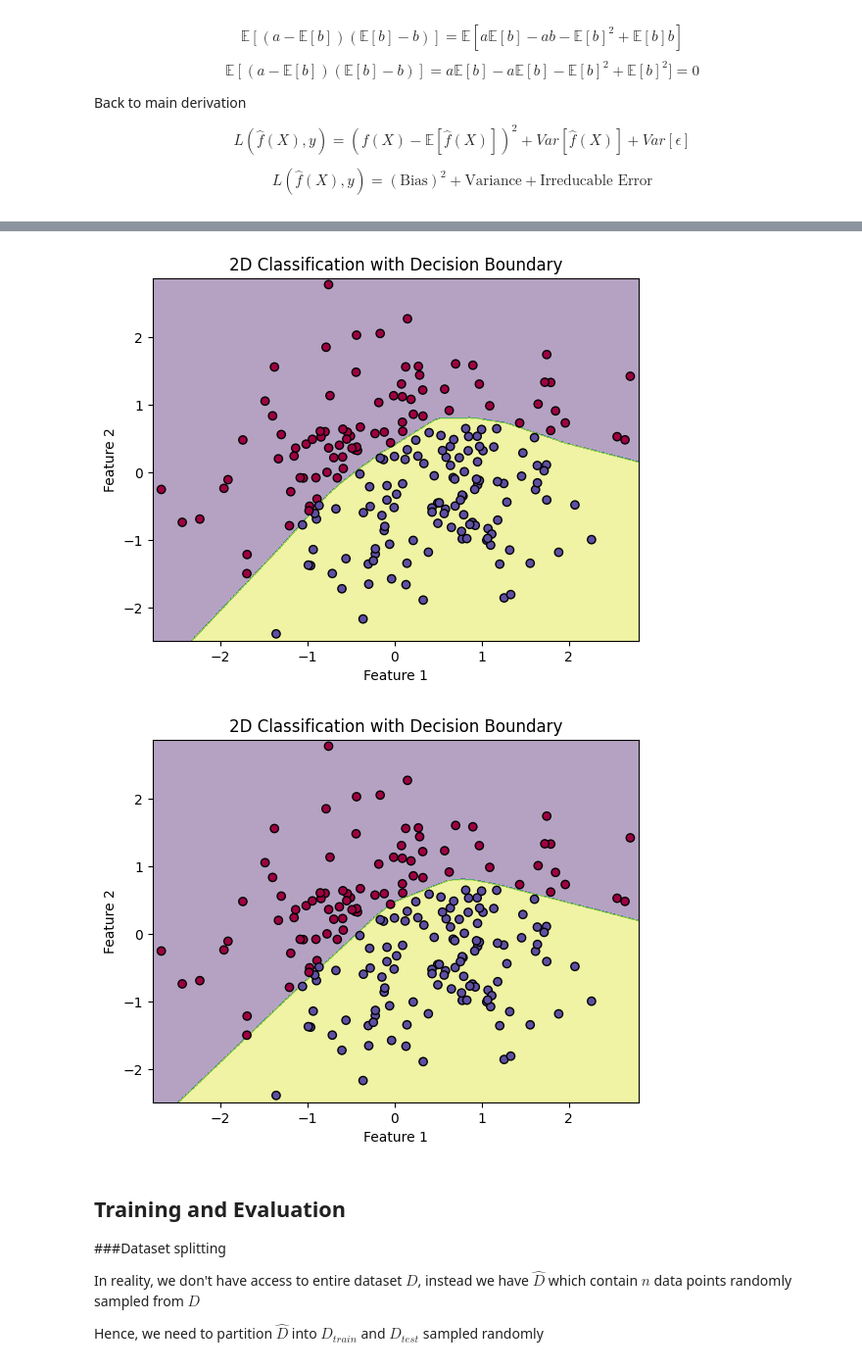
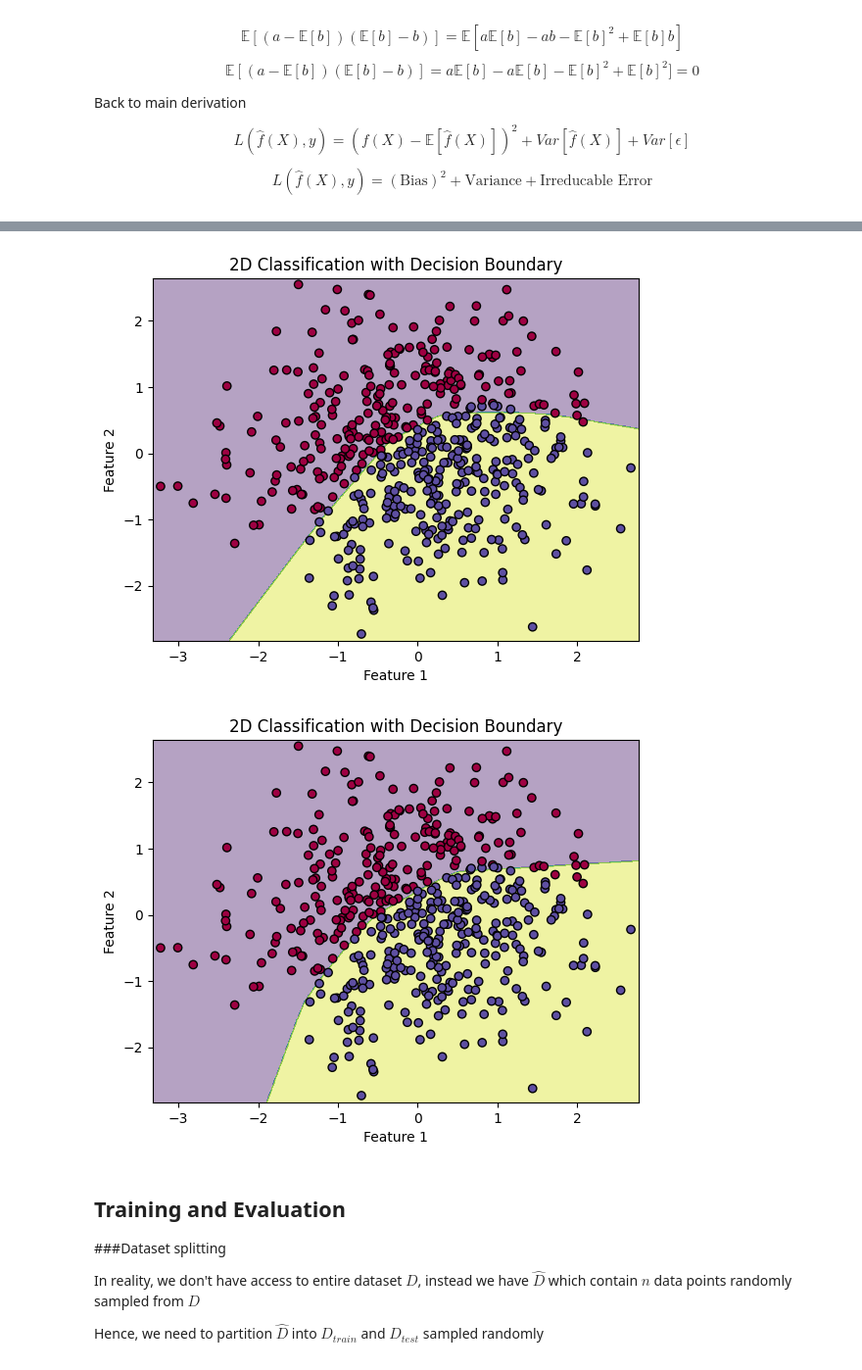
Before and after one commit to Av01/DS-Basics, a Jupyter notebook: session2/Session_2_Overview_of_Machine_Learning.ipynb, the cells around one changed output, grey strips where cells are left out. Shown at 98% size. Drawn from its saved outputs; the diff is of its cells as text; code cells hidden in the pictures.

```diff
--- a/session2/Session_2_Overview_of_Machine_Learning.ipynb
+++ b/session2/Session_2_Overview_of_Machine_Learning.ipynb
@@ -124,7 +130,7 @@ w = [2,-3,-1,0.1]
 b = 1.2
 f = TrueModel(w,b)
 
-df = generate_dataset(f,200)
+df = generate_dataset(f,500)
 
 # Display first few rows
 print(df.head())
@@ -332,8 +336,9 @@ plot_decision_boundary(log_model, df[['x1', 'x2']], df['y'])
 # %%
-mlp = MLPClassifier(hidden_layer_sizes=(10, 10), max_iter=1000)
+mlp = MLPClassifier(hidden_layer_sizes=(20, 10), max_iter=1000)
 
 
 for i in range(3):
-  mlp.fit(df[['x1', 'x2']], df['y'])
+  df_temp = generate_dataset(f,500)
+  mlp.fit(df_temp[['x1', 'x2']], df_temp['y'])
   plot_decision_boundary(mlp, df[['x1', 'x2']], df['y'])
 # %% [output]
@@ -341,5 +346,5 @@ for i in range(3):
-[figure, old version]
+[figure, new version]
-[figure, old version]
+[figure, new version]
 # %% [markdown]
 ## Training and Evaluation
 
```
Also changed, not shown: parts of 19 cells of this notebook.
